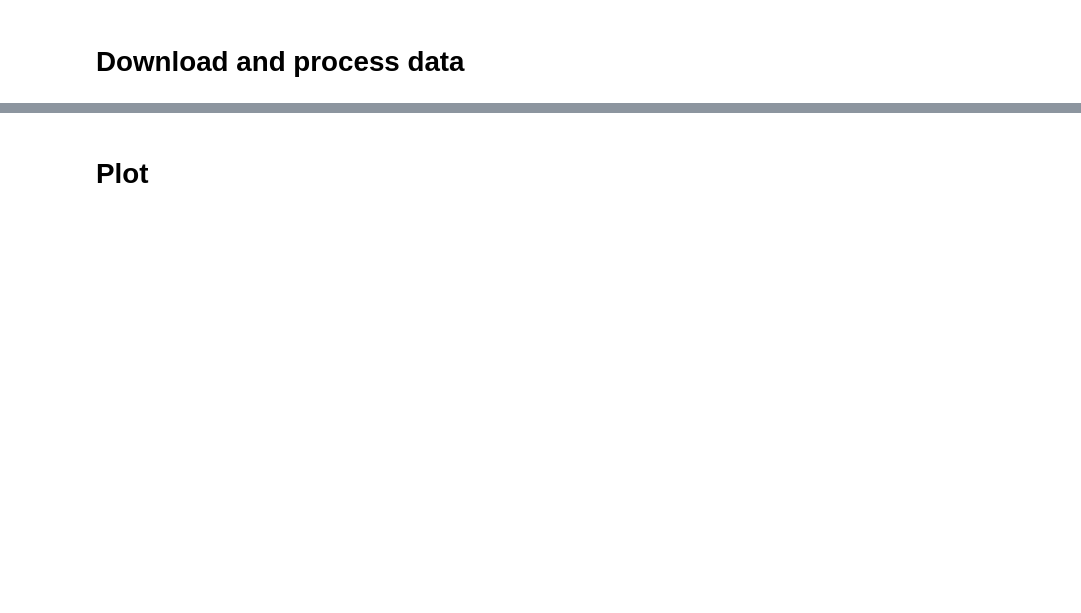
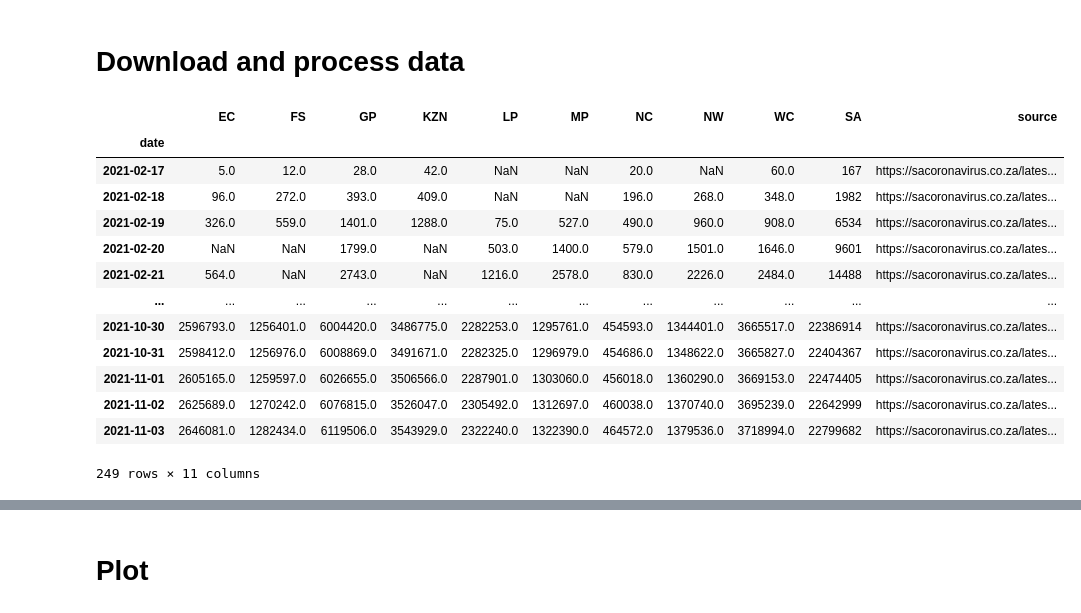
Before and after one commit to alchemyst/covid, a Jupyter notebook: vaccinations_in_South_Africa.ipynb, the cells around one changed output, grey strips where cells are left out. Cells and saved outputs as stored; diff of their text form; code cells hidden in the pictures; blank space fills up the shorter version.

```diff
--- a/vaccinations_in_South_Africa.ipynb
+++ b/vaccinations_in_South_Africa.ipynb
@@ -12,5 +12,22 @@ outformat = 'pdf'
 # %%
 vaccinations = pd.read_csv(vaccinations_url, parse_dates=['date'], index_col='date', dayfirst=True).rename(columns={'total': 'SA'})
 del vaccinations['YYYYMMDD']
+# %%
+vaccinations
+# %% [output]
+|  | EC | FS | GP | KZN | LP | MP | NC | NW | WC | SA | source |
+| date |  |  |  |  |  |  |  |  |  |  |  |
+| 2021-02-17 | 5.0 | 12.0 | 28.0 | 42.0 | NaN | NaN | 20.0 | NaN | 60.0 | 167 | https://sacoronavirus.co.za/lates... |
+| 2021-02-18 | 96.0 | 272.0 | 393.0 | 409.0 | NaN | NaN | 196.0 | 268.0 | 348.0 | 1982 | https://sacoronavirus.co.za/lates... |
+| 2021-02-19 | 326.0 | 559.0 | 1401.0 | 1288.0 | 75.0 | 527.0 | 490.0 | 960.0 | 908.0 | 6534 | https://sacoronavirus.co.za/lates... |
+| 2021-02-20 | NaN | NaN | 1799.0 | NaN | 503.0 | 1400.0 | 579.0 | 1501.0 | 1646.0 | 9601 | https://sacoronavirus.co.za/lates... |
+| 2021-02-21 | 564.0 | NaN | 2743.0 | NaN | 1216.0 | 2578.0 | 830.0 | 2226.0 | 2484.0 | 14488 | https://sacoronavirus.co.za/lates... |
+| ... | ... | ... | ... | ... | ... | ... | ... | ... | ... | ... | ... |
+| 2021-10-30 | 2596793.0 | 1256401.0 | 6004420.0 | 3486775.0 | 2282253.0 | 1295761.0 | 454593.0 | 1344401.0 | 3665517.0 | 22386914 | https://sacoronavirus.co.za/lates... |
+| 2021-10-31 | 2598412.0 | 1256976.0 | 6008869.0 | 3491671.0 | 2282325.0 | 1296979.0 | 454686.0 | 1348622.0 | 3665827.0 | 22404367 | https://sacoronavirus.co.za/lates... |
+| 2021-11-01 | 2605165.0 | 1259597.0 | 6026655.0 | 3506566.0 | 2287901.0 | 1303060.0 | 456018.0 | 1360290.0 | 3669153.0 | 22474405 | https://sacoronavirus.co.za/lates... |
+| 2021-11-02 | 2625689.0 | 1270242.0 | 6076815.0 | 3526047.0 | 2305492.0 | 1312697.0 | 460038.0 | 1370740.0 | 3695239.0 | 22642999 | https://sacoronavirus.co.za/lates... |
+| 2021-11-03 | 2646081.0 | 1282434.0 | 6119506.0 | 3543929.0 | 2322240.0 | 1322390.0 | 464572.0 | 1379536.0 | 3718994.0 | 22799682 | https://sacoronavirus.co.za/lates... |
+249 rows × 11 columns
 # %%
 population = 60e6
```
Also changed, not shown: parts of 6 cells of this notebook, 1 other file.
